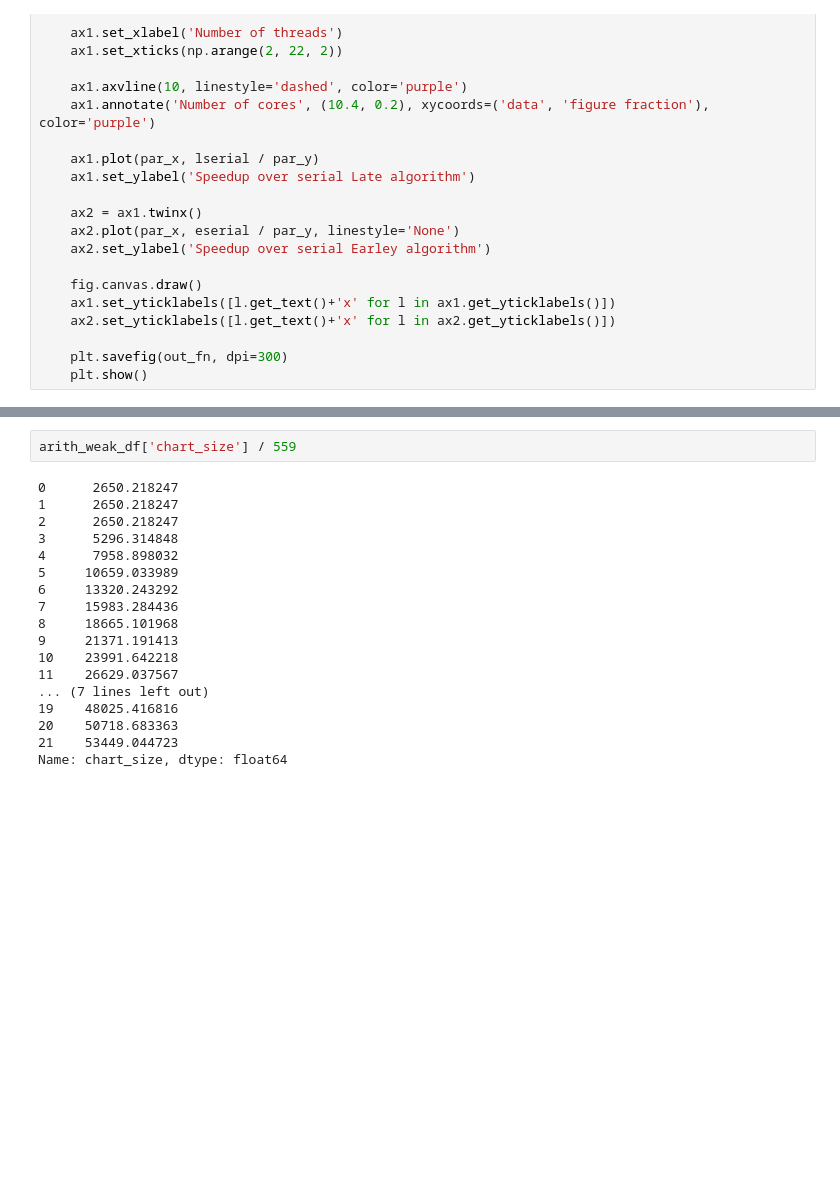
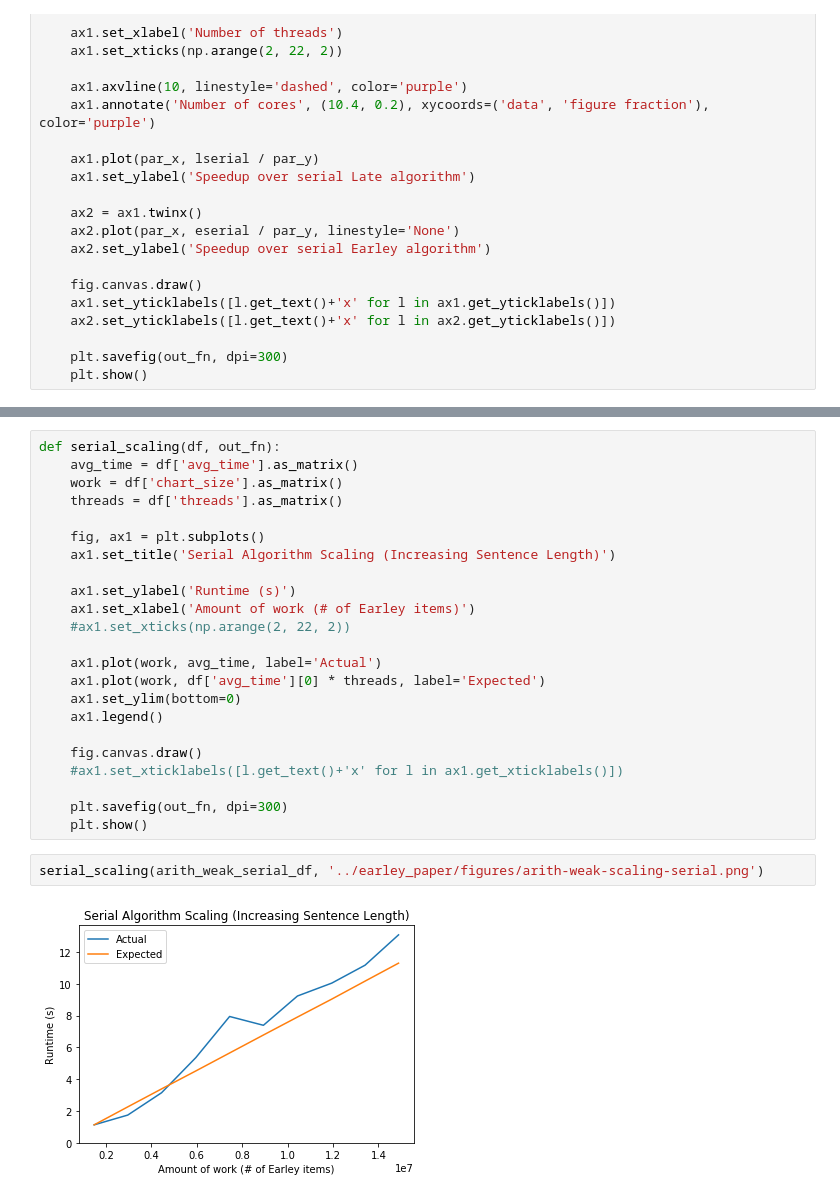
Before and after one commit to jfeser/earley, a Jupyter notebook: Analysis.ipynb, the cells around one changed output, grey strips where cells are left out. Saved outputs shown, nothing was run; the diff lists cells and outputs as text; blank space fills up the shorter version.

```diff
--- a/Analysis.ipynb
+++ b/Analysis.ipynb
@@ -138,20 +155,27 @@ weak_scaling_plot(cgw_weak_df, '../earley_paper/figures/cgw-weak-scaling.png')
-# %%
-arith_weak_df['chart_size'] / 559
-# %% [output]
-0      2650.218247
-1      2650.218247
-2      2650.218247
-3      5296.314848
-4      7958.898032
-5     10659.033989
-6     13320.243292
-7     15983.284436
-8     18665.101968
-9     21371.191413
-10    23991.642218
-11    26629.037567
-... (7 lines left out)
-19    48025.416816
-20    50718.683363
-21    53449.044723
-Name: chart_size, dtype: float64
+# %%
+def serial_scaling(df, out_fn):
+    avg_time = df['avg_time'].as_matrix()
+    work = df['chart_size'].as_matrix()
+    threads = df['threads'].as_matrix()
+
+    fig, ax1 = plt.subplots()
+    ax1.set_title('Serial Algorithm Scaling (Increasing Sentence Length)')
+
+    ax1.set_ylabel('Runtime (s)')
+    ax1.set_xlabel('Amount of work (# of Earley items)')
+    #ax1.set_xticks(np.arange(2, 22, 2))
+
+    ax1.plot(work, avg_time, label='Actual')
+    ax1.plot(work, df['avg_time'][0] * threads, label='Expected')
+    ax1.set_ylim(bottom=0)
+    ax1.legend()
+
+    fig.canvas.draw()
+    #ax1.set_xticklabels([l.get_text()+'x' for l in ax1.get_xticklabels()])
+
+    plt.savefig(out_fn, dpi=300)
+    plt.show()
+# %%
+serial_scaling(arith_weak_serial_df, '../earley_paper/figures/arith-weak-scaling-serial.png')
+# %% [output]
+[figure, added]
```
Also changed, not shown: parts of 14 cells of this notebook.
